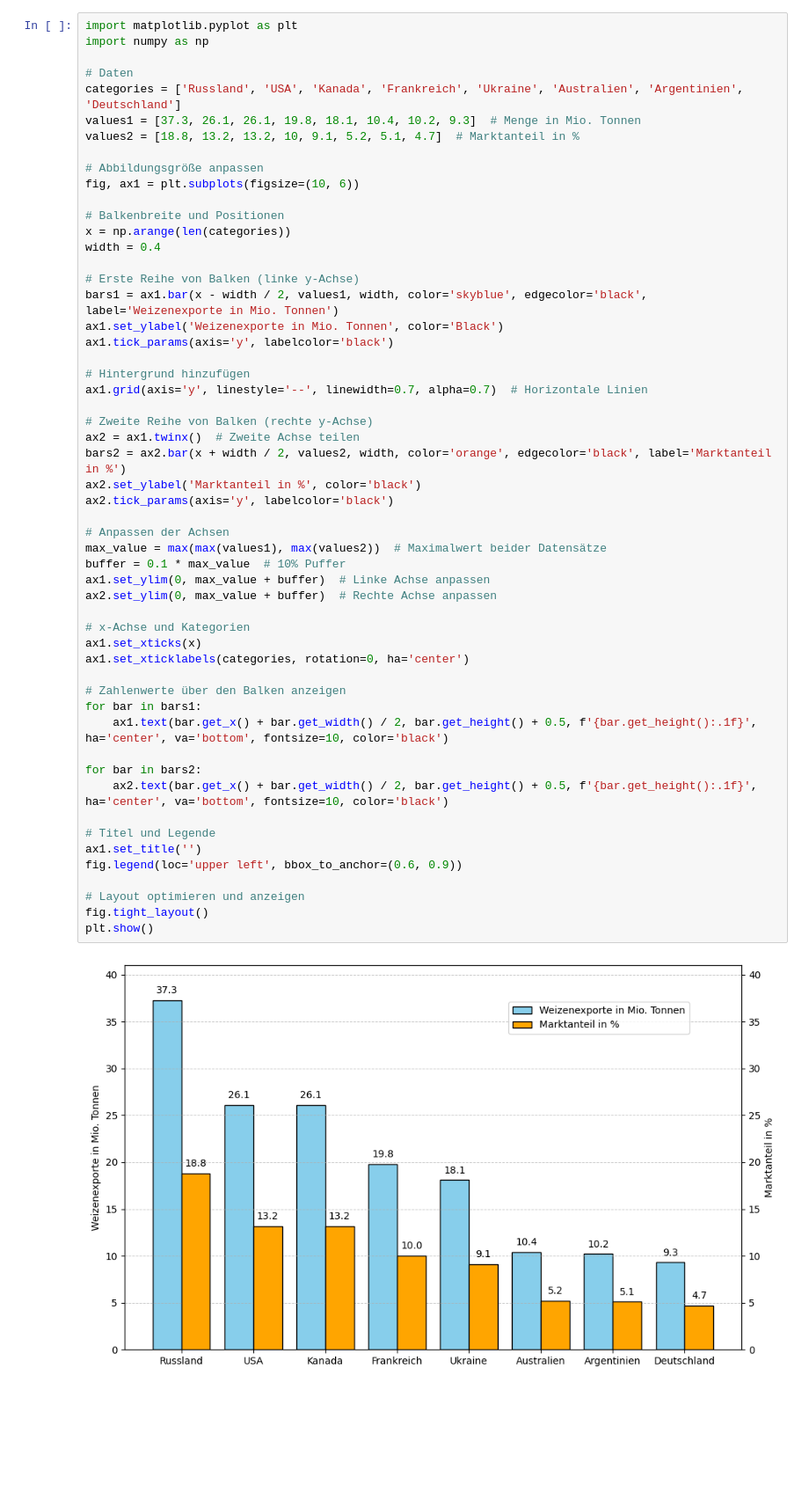
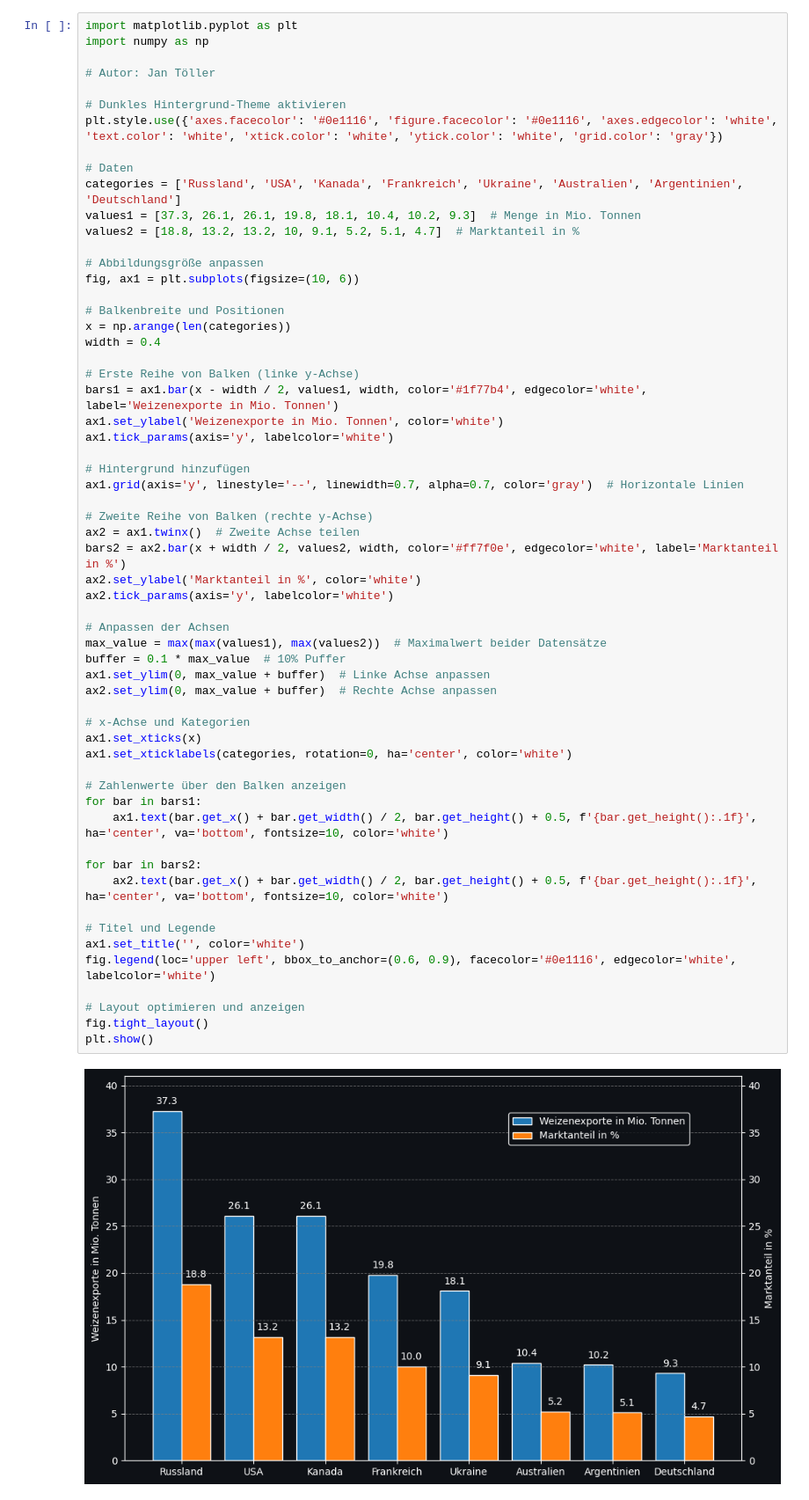
Before and after one commit to BenKraas/2024_GIS1_Abgabe, a Jupyter notebook: diagrams/Weizenexporte_Diagramm.ipynb, the cells around one changed output. Shown: that part at 88% size. Cells and saved outputs as stored; diff of their text form; blank space fills up the shorter version.

```diff
--- a/diagrams/Weizenexporte_Diagramm.ipynb
+++ b/diagrams/Weizenexporte_Diagramm.ipynb
@@ -1,6 +1,11 @@
 # %%
 import matplotlib.pyplot as plt
 import numpy as np
+
+# Autor: Jan Töller
+
+# Dunkles Hintergrund-Theme aktivieren
+plt.style.use({'axes.facecolor': '#0e1116', 'figure.facecolor': '#0e1116', 'axes.edgecolor': 'white', 'text.color': 'white', 'xtick.color': 'white', 'ytick.color': 'white', 'grid.color': 'gray'})
 
 # Daten
 categories = ['Russland', 'USA', 'Kanada', 'Frankreich', 'Ukraine', 'Australien', 'Argentinien', 'Deutschland']
@@ -14,43 +19,43 @@ fig, ax1 = plt.subplots(figsize=(10, 6))
 x = np.arange(len(categories))
 width = 0.4
 
 # Erste Reihe von Balken (linke y-Achse)
-bars1 = ax1.bar(x - width / 2, values1, width, color='skyblue', edgecolor='black', label='Weizenexporte in Mio. Tonnen')
-ax1.set_ylabel('Weizenexporte in Mio. Tonnen', color='Black')
-ax1.tick_params(axis='y', labelcolor='black')
+bars1 = ax1.bar(x - width / 2, values1, width, color='#1f77b4', edgecolor='white', label='Weizenexporte in Mio. Tonnen')
+ax1.set_ylabel('Weizenexporte in Mio. Tonnen', color='white')
+ax1.tick_params(axis='y', labelcolor='white')
 
 # Hintergrund hinzufügen
-ax1.grid(axis='y', linestyle='--', linewidth=0.7, alpha=0.7)  # Horizontale Linien
+ax1.grid(axis='y', linestyle='--', linewidth=0.7, alpha=0.7, color='gray')  # Horizontale Linien
 
 # Zweite Reihe von Balken (rechte y-Achse)
 ax2 = ax1.twinx()  # Zweite Achse teilen
-bars2 = ax2.bar(x + width / 2, values2, width, color='orange', edgecolor='black', label='Marktanteil in %')
-ax2.set_ylabel('Marktanteil in %', color='black')
-ax2.tick_params(axis='y', labelcolor='black')
+bars2 = ax2.bar(x + width / 2, values2, width, color='#ff7f0e', edgecolor='white', label='Marktanteil in %')
+ax2.set_ylabel('Marktanteil in %', color='white')
+ax2.tick_params(axis='y', labelcolor='white')
 
 # Anpassen der Achsen
 max_value = max(max(values1), max(values2))  # Maximalwert beider Datensätze
 buffer = 0.1 * max_value  # 10% Puffer
 ax1.set_ylim(0, max_value + buffer)  # Linke Achse anpassen
 ax2.set_ylim(0, max_value + buffer)  # Rechte Achse anpassen
 
 # x-Achse und Kategorien
 ax1.set_xticks(x)
-ax1.set_xticklabels(categories, rotation=0, ha='center')
+ax1.set_xticklabels(categories, rotation=0, ha='center', color='white')
 
 # Zahlenwerte über den Balken anzeigen
 for bar in bars1:
-    ax1.text(bar.get_x() + bar.get_width() / 2, bar.get_height() + 0.5, f'{bar.get_height():.1f}', ha='center', va='bottom', fontsize=10, color='black')
+    ax1.text(bar.get_x() + bar.get_width() / 2, bar.get_height() + 0.5, f'{bar.get_height():.1f}', ha='center', va='bottom', fontsize=10, color='white')
 
 for bar in bars2:
-    ax2.text(bar.get_x() + bar.get_width() / 2, bar.get_height() + 0.5, f'{bar.get_height():.1f}', ha='center', va='bottom', fontsize=10, color='black')
+    ax2.text(bar.get_x() + bar.get_width() / 2, bar.get_height() + 0.5, f'{bar.get_height():.1f}', ha='center', va='bottom', fontsize=10, color='white')
 
 # Titel und Legende
-ax1.set_title('')
-fig.legend(loc='upper left', bbox_to_anchor=(0.6, 0.9))
+ax1.set_title('', color='white')
+fig.legend(loc='upper left', bbox_to_anchor=(0.6, 0.9), facecolor='#0e1116', edgecolor='white', labelcolor='white')
 
 # Layout optimieren und anzeigen
 fig.tight_layout()
 plt.show()
 # %% [output]
-[figure, old version]
+[figure, new version]
```
Also changed, not shown: 1 other file.
